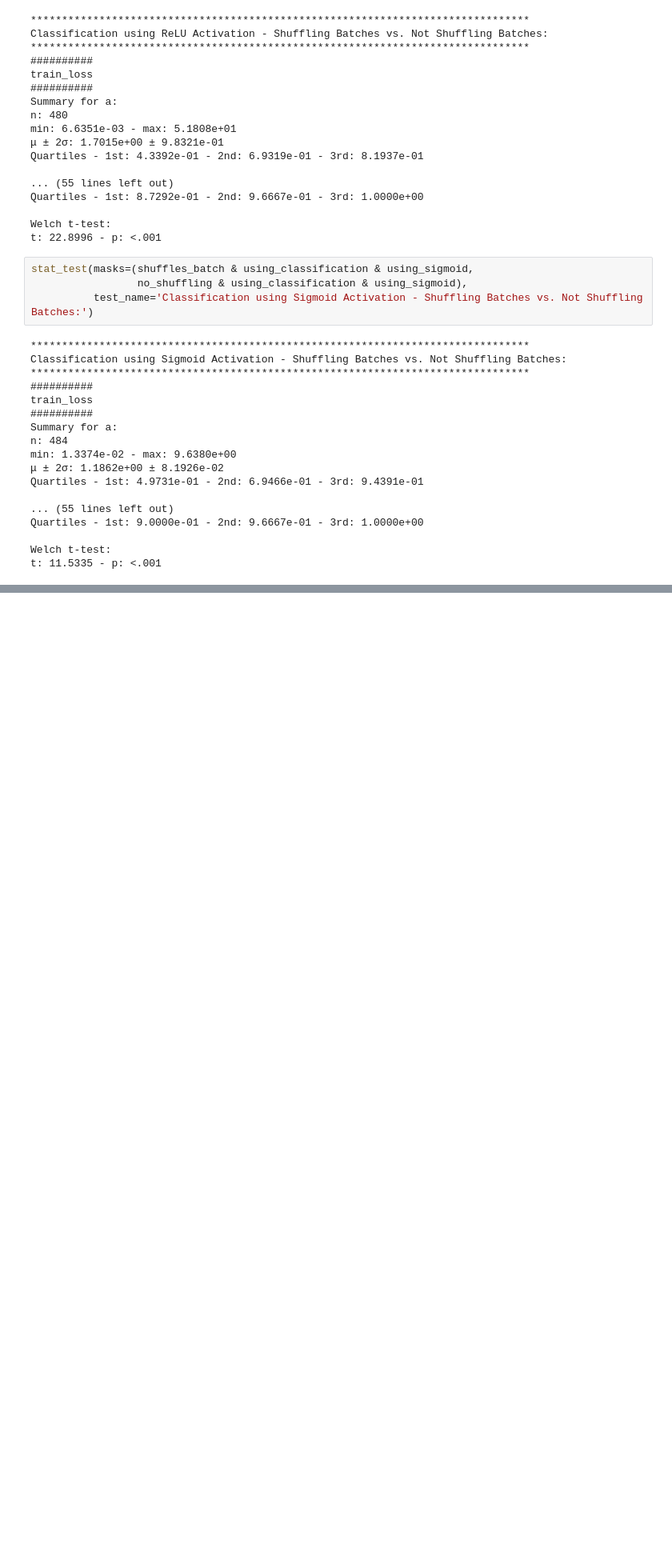
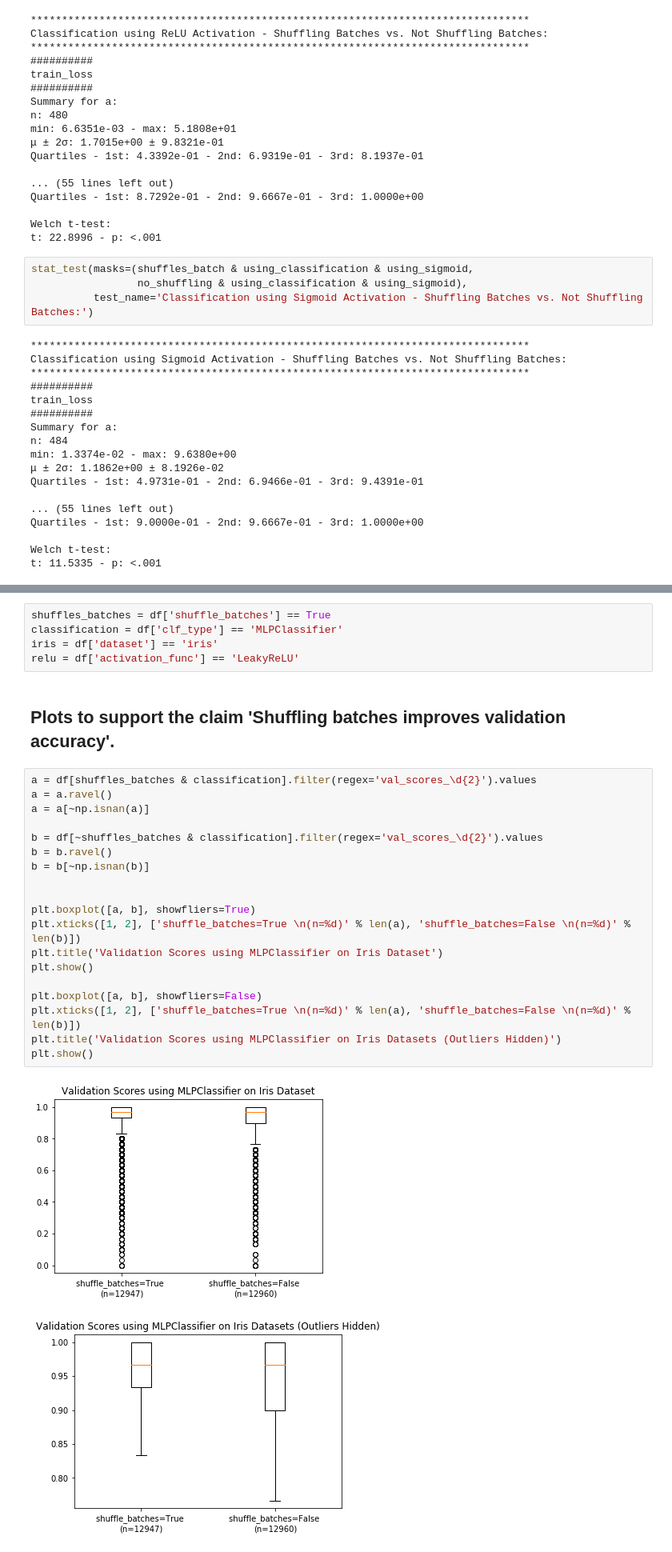
Before and after one commit to AnthonyDickson/Neural-Networks, a Jupyter notebook: notebooks/Analysis of Shuffling Batches.ipynb, the cells around one changed output, grey strips where cells are left out. Shown at 80% size. Cells and saved outputs as stored; diff of their text form; blank space fills up the shorter version.

Commit message:
update analysis of shuffling batches with some plots

```diff
--- a/notebooks/Analysis of Shuffling Batches.ipynb
+++ b/notebooks/Analysis of Shuffling Batches.ipynb
@@ -264,0 +295,29 @@ With the exception of the training metrics when using the sigmoid activation, we
+# %%
+shuffles_batches = df['shuffle_batches'] == True
+classification = df['clf_type'] == 'MLPClassifier'
+iris = df['dataset'] == 'iris'
+relu = df['activation_func'] == 'LeakyReLU'
+# %% [markdown]
+## Plots to support the claim 'Shuffling batches improves validation accuracy'.
+# %%
+a = df[shuffles_batches & classification].filter(regex='val_scores_\d{2}').values
+a = a.ravel()
+a = a[~np.isnan(a)]
+
+b = df[~shuffles_batches & classification].filter(regex='val_scores_\d{2}').values
+b = b.ravel()
+b = b[~np.isnan(b)]
+
+
+plt.boxplot([a, b], showfliers=True)
+plt.xticks([1, 2], ['shuffle_batches=True \n(n=%d)' % len(a), 'shuffle_batches=False \n(n=%d)' % len(b)])
+plt.title('Validation Scores using MLPClassifier on Iris Dataset')
+plt.show()
+
+plt.boxplot([a, b], showfliers=False)
+plt.xticks([1, 2], ['shuffle_batches=True \n(n=%d)' % len(a), 'shuffle_batches=False \n(n=%d)' % len(b)])
+plt.title('Validation Scores using MLPClassifier on Iris Datasets (Outliers Hidden)')
+plt.show()
+# %% [output]
+[figure, added]
+[figure, added]
```
Also changed, not shown: parts of 19 cells of this notebook.
